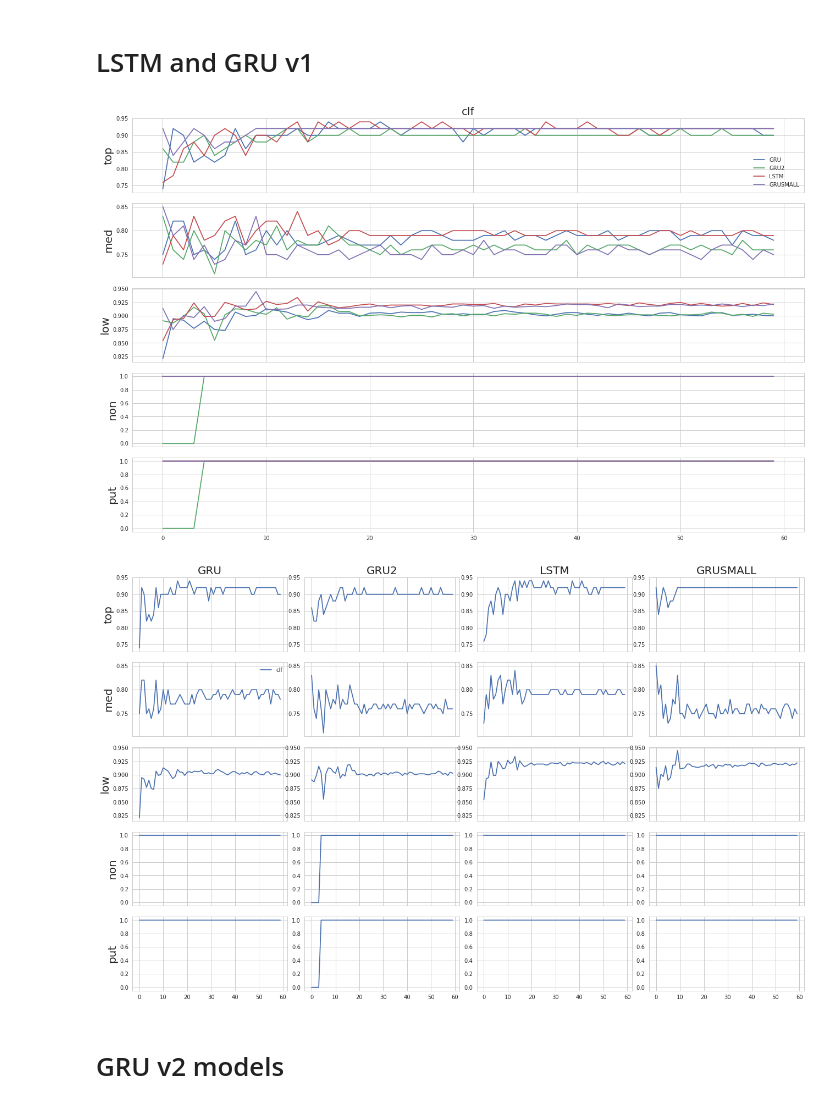
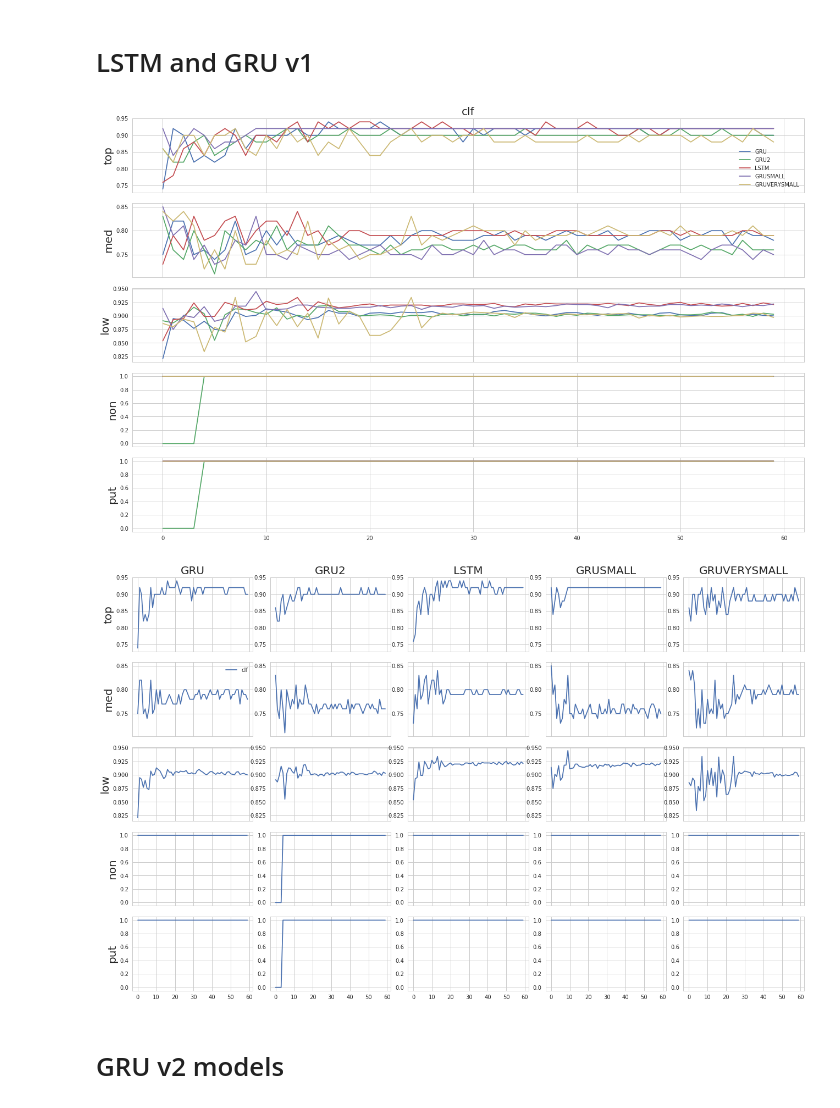
Before and after one commit to weiwang2330/immdeep, a Jupyter notebook: models/overview.ipynb, the cells around one changed output. Cells and saved outputs as stored; diff of their text form; code cells hidden in the pictures.

Commit message:
very more clf tests

```diff
--- a/models/overview.ipynb
+++ b/models/overview.ipynb
@@ -13,7 +13,7 @@ sns.set_style("whitegrid")
 # %% [markdown]
 # LSTM and GRU v1
 # %%
-folders = ["gru_clf", "gru2_clf", "lstm_clf", "grusmall_clf"]
+folders = ["gru_clf", "gru2_clf", "lstm_clf", "grusmall_clf", "gruverysmall_clf"]
 
 history_files = ["val_top", "val_med", "val_low", "val_non", "val_put"]
 suffix = ["loss", "acc"][1]
@@ -60,38 +60,38 @@ for r, hs in enumerate(history_files):
 
 
 plt.gcf().subplots_adjust(bottom=0.1, top=.97, left=.05)
-# fig.savefig("fig1.png", dpi=300, pad_inches=-1)
+fig.savefig("clf_test1.png", dpi=300, pad_inches=-1)
 # %% [output]
-[figure, old version]
+[figure, new version]
 # %%
-n_models = 4
+n_models = 5
 
 fig = plt.figure(figsize=(18, 12))
 ax = []
 
 for i in range(5):
     ax.append([fig.add_subplot(5, n_models, n_models*i+1)])
     for j in range(1,n_models):
         ax[-1].append(fig.add_subplot(5, n_models, n_models*i + j + 1, sharey=ax[-1][-1]))
 
 fig.tight_layout(pad=0.1)
 
 for r, hs in enumerate(history_files):
     models, _ = metrics[hs]
     for c, mod in enumerate(models):
         if c == 0: ax[r][c].set_ylabel(hs.split("_")[1], fontsize=20)
         for subkey in models[mod]:
             ax[r][c].plot(models[mod][subkey], label = subkey)
         if r != 4:
             ax[r][c].set_xticklabels([])
         if r == 0:
             ax[r][c].set_title(mod.upper(), fontsize=20)
     ax[1][0].legend()
 
 plt.gcf().subplots_adjust(bottom=0.1, top=.97, left=.05)
-fig.savefig("fig2.png", dpi=300, pad_inches=-1)
+fig.savefig("clf_test2.png", dpi=300, pad_inches=-1)
 # %% [output]
-[figure, old version]
+[figure, new version]
 # %% [markdown]
 # GRU v2 models
 # %%
```
Also changed, not shown: 25 other files.
